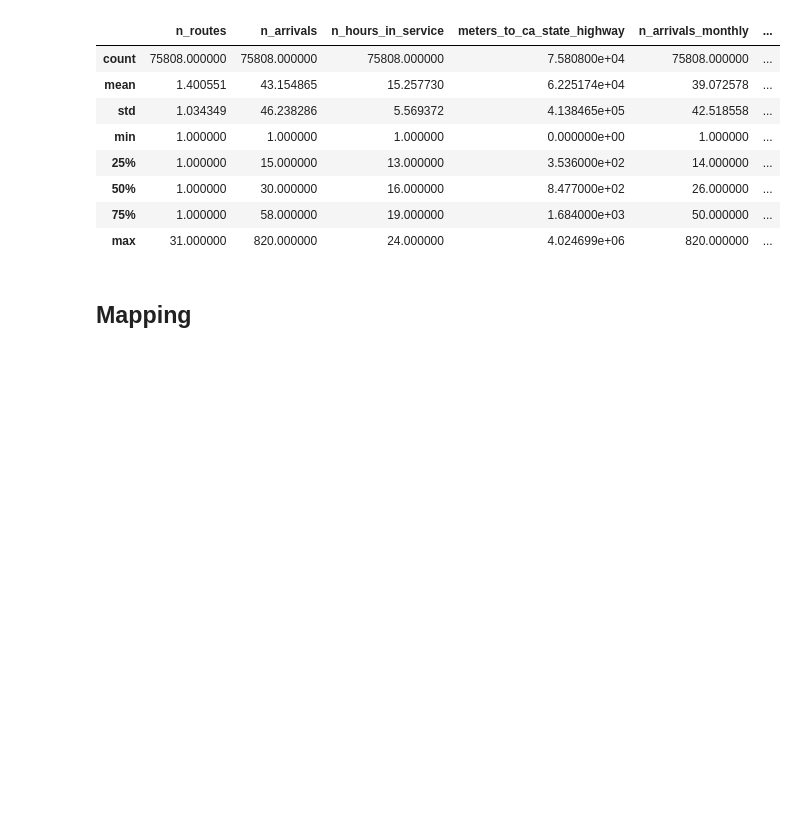
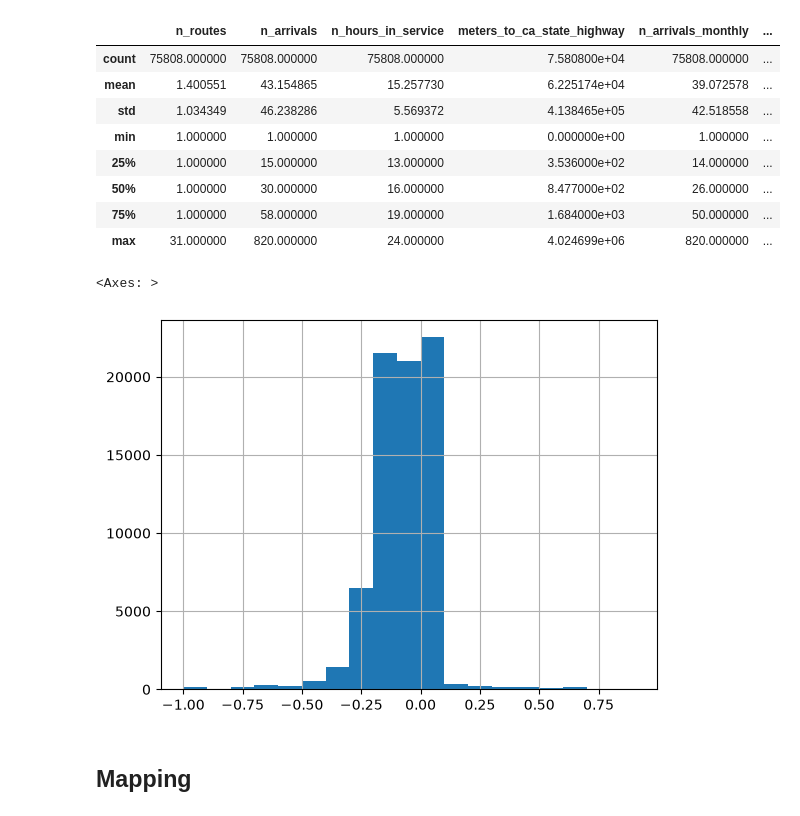
Before and after one commit to cal-itp/arcgis-open-data, a Jupyter notebook: compare arrivals daily calc to monthly model.ipynb, the cells around one changed output. Cells and saved outputs as stored; diff of their text form; code cells hidden in the pictures; blank space fills up the shorter version.

```diff
--- a/compare arrivals daily calc to monthly model.ipynb
+++ b/compare arrivals daily calc to monthly model.ipynb
@@ -157,3 +159,8 @@ compare.describe()
+# %%
+compare.monthly_daily_ratio_log.hist(bins = np.arange(-1, 1, .1))
+# %% [output]
+<Axes: >
+[figure, added]
 # %% [markdown]
 ## Mapping
 # %%
```
Also changed, not shown: parts of 9 cells of this notebook.
